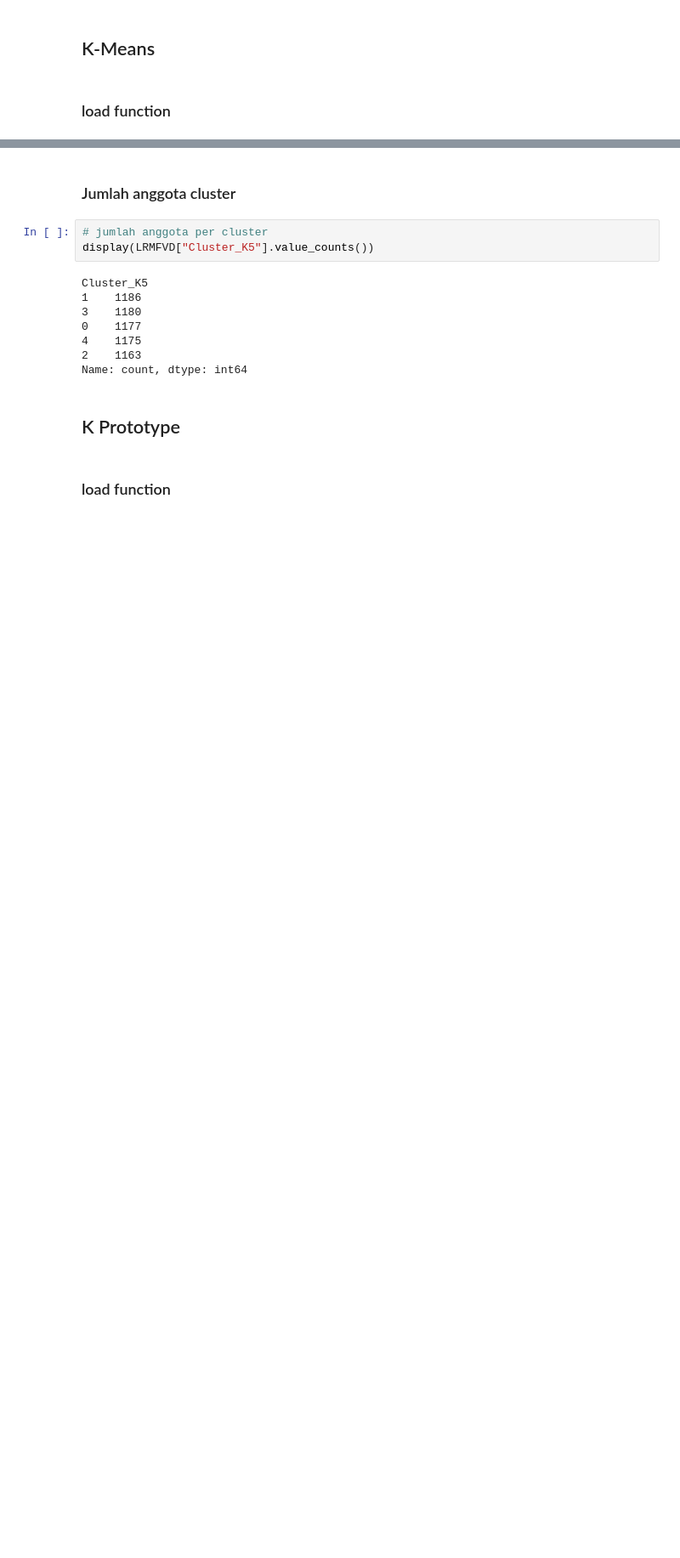
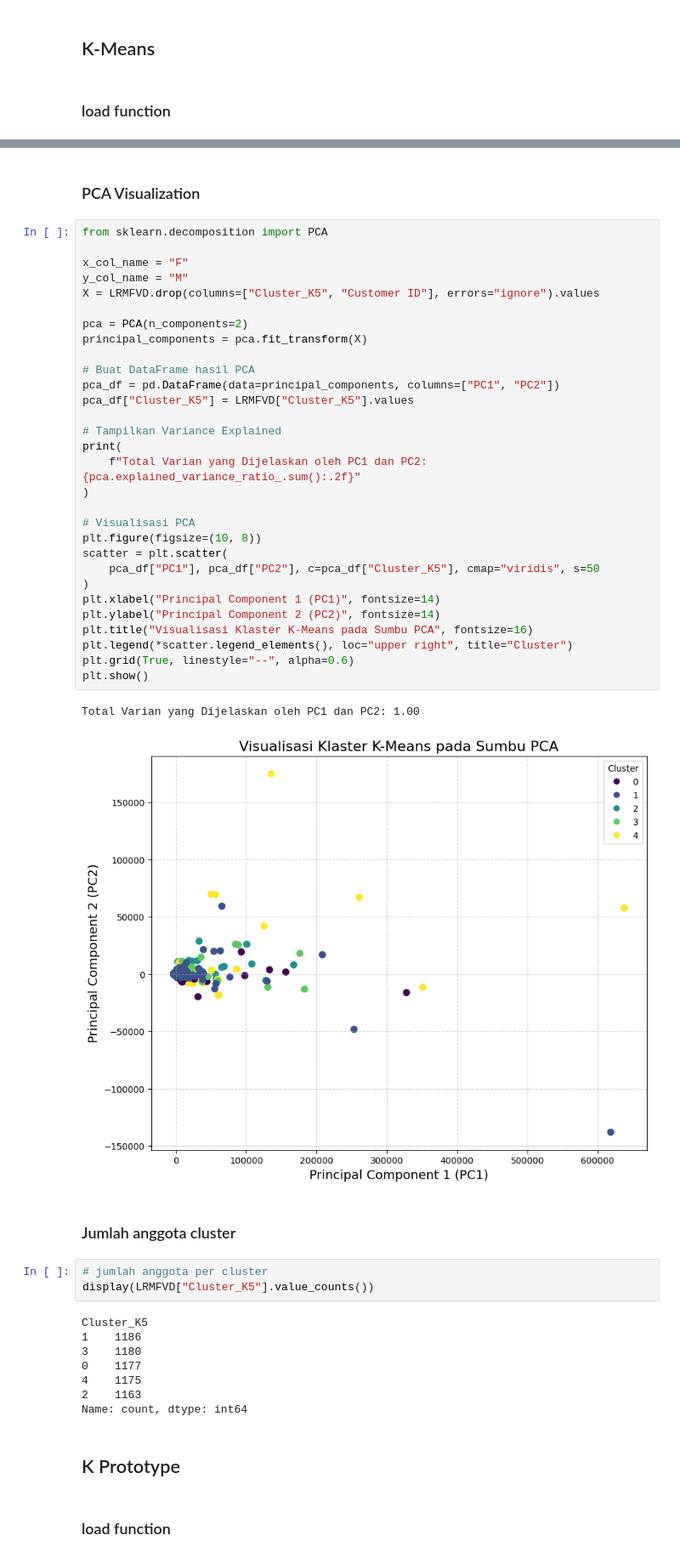
Before and after one commit to apostroef/LRMFVD-adb, a Jupyter notebook: LRMFVD.ipynb, the cells around one changed output, grey strips where cells are left out. Shown at 85% size. Drawn from its saved outputs; the diff is of its cells as text; blank space fills up the shorter version.

```diff
--- a/LRMFVD.ipynb
+++ b/LRMFVD.ipynb
@@ -241,3 +241,38 @@ plt.show()
+# %% [markdown]
+### PCA Visualization
+# %%
+from sklearn.decomposition import PCA
+
+x_col_name = "F"
+y_col_name = "M"
+X = LRMFVD.drop(columns=["Cluster_K5", "Customer ID"], errors="ignore").values
+
+pca = PCA(n_components=2)
+principal_components = pca.fit_transform(X)
+
+# Buat DataFrame hasil PCA
+pca_df = pd.DataFrame(data=principal_components, columns=["PC1", "PC2"])
+pca_df["Cluster_K5"] = LRMFVD["Cluster_K5"].values
+
+# Tampilkan Variance Explained
+print(
+    f"Total Varian yang Dijelaskan oleh PC1 dan PC2: {pca.explained_variance_ratio_.sum():.2f}"
+)
+
+# Visualisasi PCA
+plt.figure(figsize=(10, 8))
+scatter = plt.scatter(
+    pca_df["PC1"], pca_df["PC2"], c=pca_df["Cluster_K5"], cmap="viridis", s=50
+)
+plt.xlabel("Principal Component 1 (PC1)", fontsize=14)
+plt.ylabel("Principal Component 2 (PC2)", fontsize=14)
+plt.title("Visualisasi Klaster K-Means pada Sumbu PCA", fontsize=16)
+plt.legend(*scatter.legend_elements(), loc="upper right", title="Cluster")
+plt.grid(True, linestyle="--", alpha=0.6)
+plt.show()
+# %% [output]
+Total Varian yang Dijelaskan oleh PC1 dan PC2: 1.00
+[figure, added]
 # %% [markdown]
 ### Jumlah anggota cluster
 # %%
```
Also changed, not shown: parts of 5 cells of this notebook.
